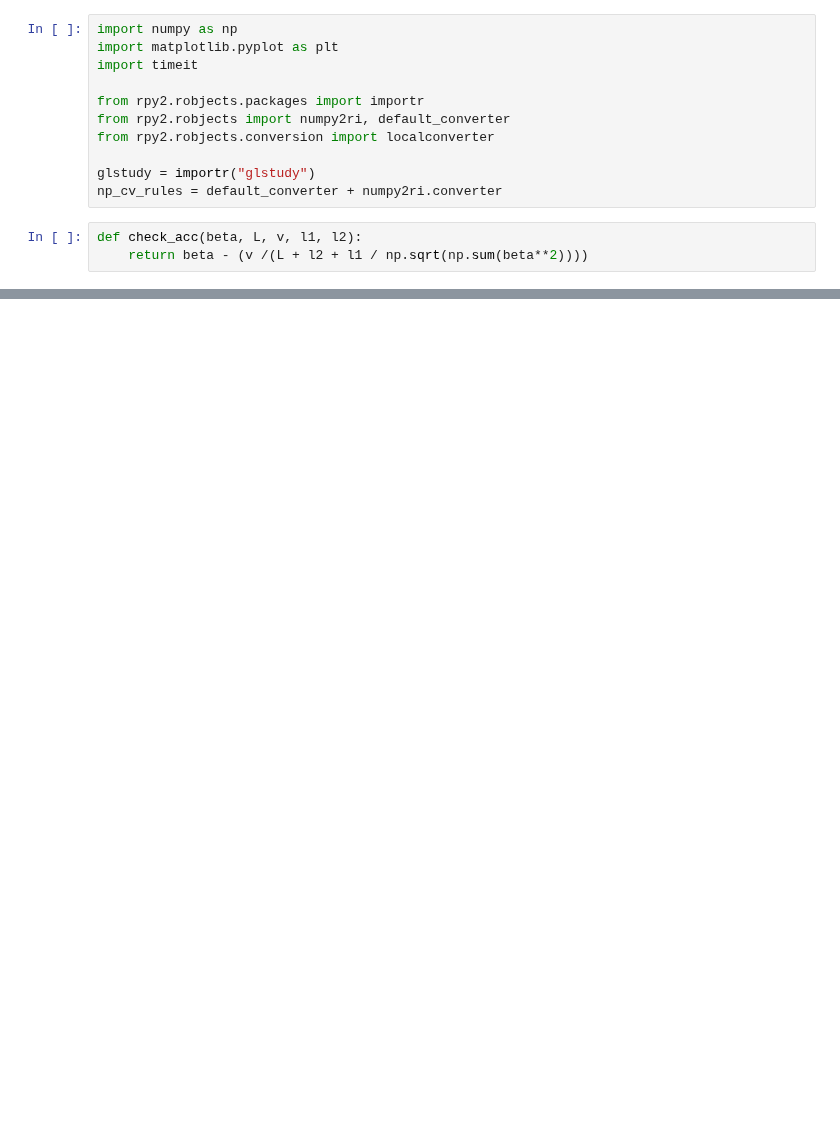
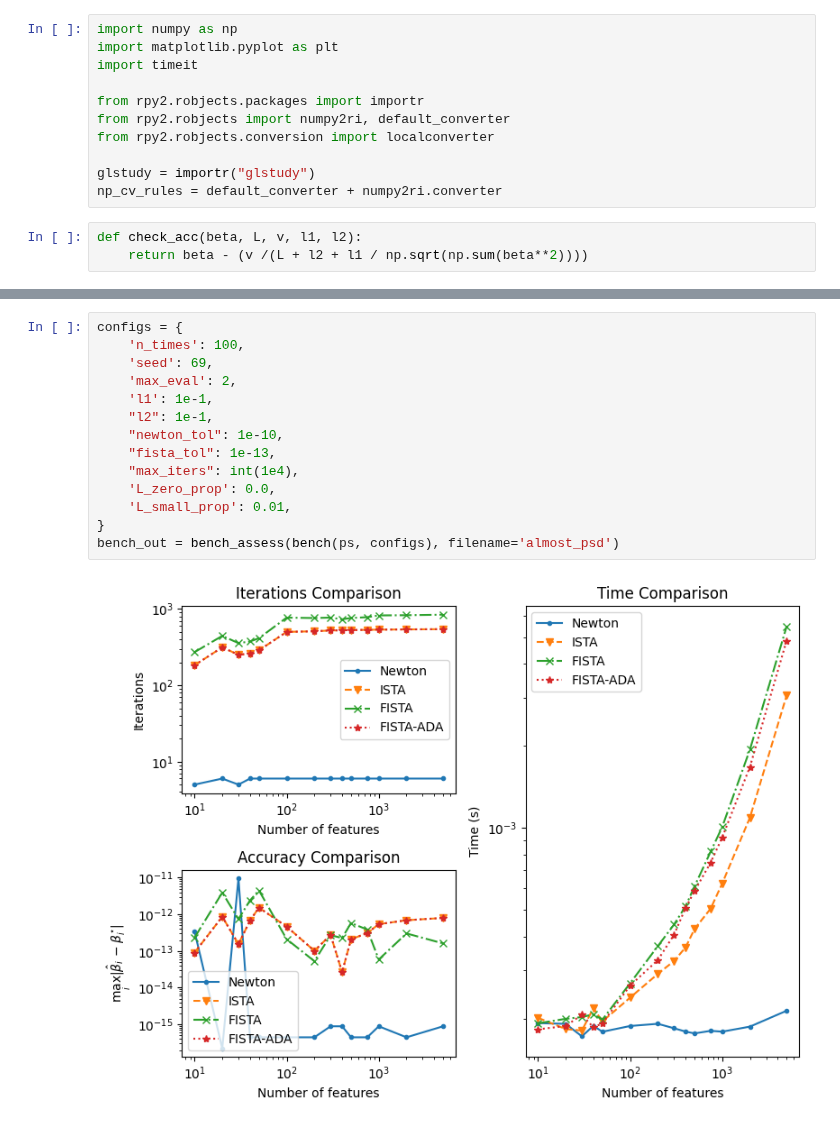
Before and after one commit to JamesYang007/adelie, a Jupyter notebook: research/paper_figures/fista_newton.ipynb, the cells around one changed output, grey strips where cells are left out. Saved outputs shown, nothing was run; the diff lists cells and outputs as text; blank space fills up the shorter version.

```diff
--- a/research/paper_figures/fista_newton.ipynb
+++ b/research/paper_figures/fista_newton.ipynb
@@ -83,0 +153,16 @@ bench(ps, {'seed': 0, 'max_eval': 10, 'l1': 1, "l2": 0, "newton_tol": 1e-8, "fis
+# %%
+configs = {
+    'n_times': 100,
+    'seed': 69,
+    'max_eval': 2,
+    'l1': 1e-1,
+    "l2": 1e-1,
+    "newton_tol": 1e-10,
+    "fista_tol": 1e-13,
+    "max_iters": int(1e4),
+    'L_zero_prop': 0.0,
+    'L_small_prop': 0.01,
+}
+bench_out = bench_assess(bench(ps, configs), filename='almost_psd')
+# %% [output]
+[figure, added]
```
Also changed, not shown: parts of 7 cells of this notebook, 11 other files.
